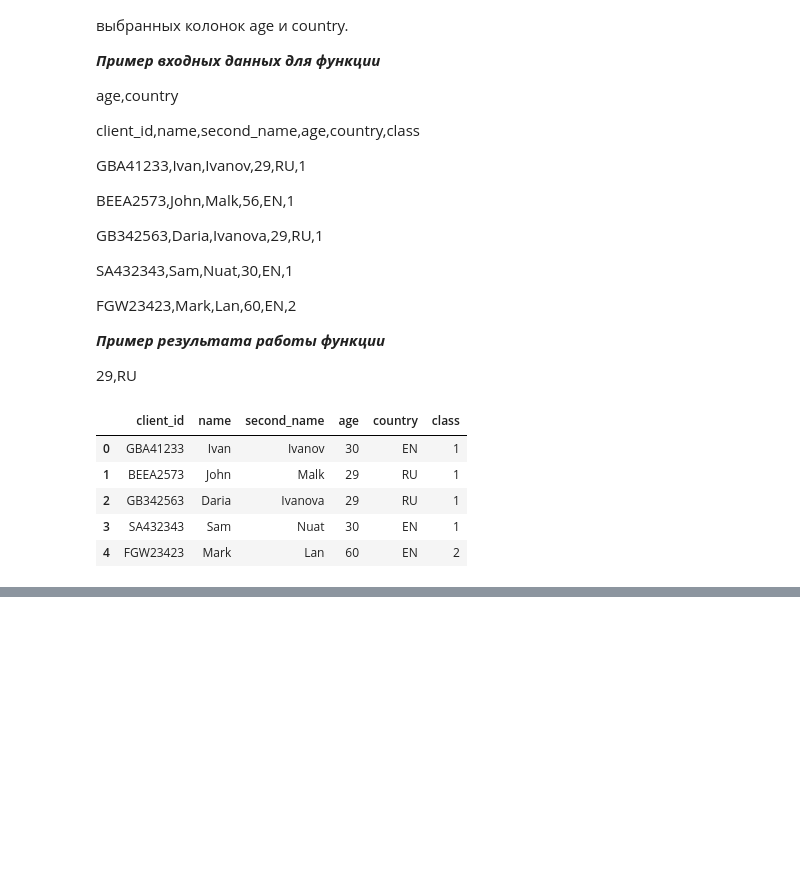
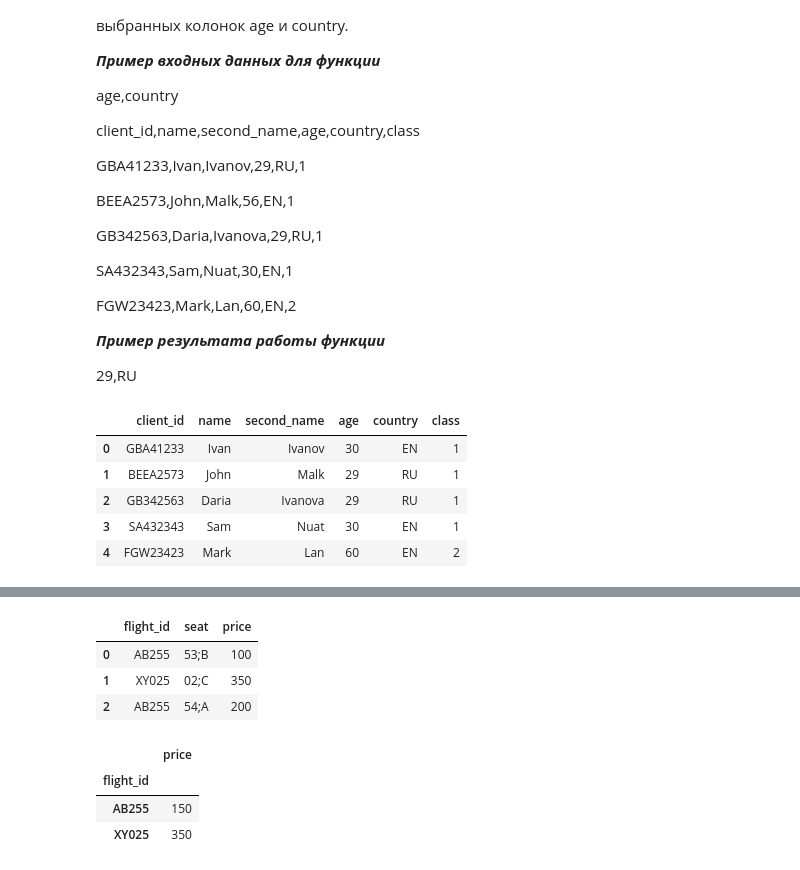
Before and after one commit to VorobyvEgor/Ex_tg_bot, a Jupyter notebook: Ex_tg_bot_Python_2.ipynb, the cells around one changed output, grey strips where cells are left out. Saved outputs shown, nothing was run; the diff lists cells and outputs as text; code cells hidden in the pictures; blank space fills up the shorter version.

```diff
--- a/Ex_tg_bot_Python_2.ipynb
+++ b/Ex_tg_bot_Python_2.ipynb
@@ -554,0 +686,12 @@ def find_popular(df, columns):
+# %%
+df = pd.DataFrame({
+    'flight_id': ['AB255', 'XY025', 'AB255'],
+    'seat': ['53;B', '02;C', '54;A'],
+    'price': [100, 350, 200]
+})
+df
+# %% [output]
+|  | flight_id | seat | price |
+| 0 | AB255 | 53;B | 100 |
+| 1 | XY025 | 02;C | 350 |
+| 2 | AB255 | 54;A | 200 |
@@ -554,0 +701,7 @@ def find_popular(df, columns):
+# %%
+count_avg_price(df)
+# %% [output]
+|  | price |
+| flight_id |  |
+| AB255 | 150 |
+| XY025 | 350 |
```
Also changed, not shown: parts of 8 cells of this notebook.
